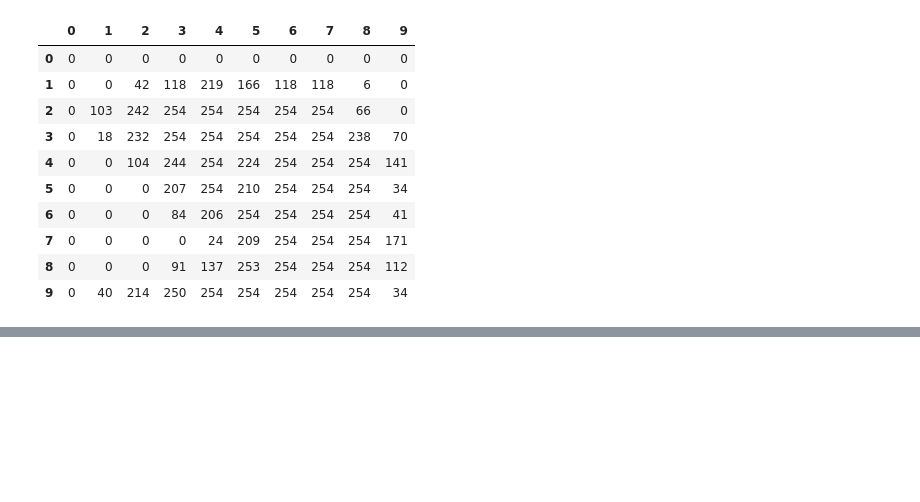
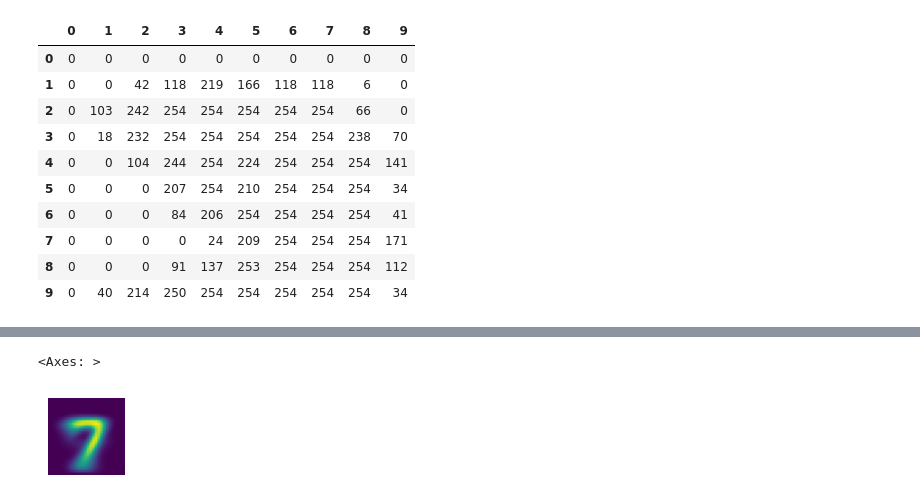
Before and after one commit to Firojpaudel/Machine-Learning-Notes, a Jupyter notebook: Practical Deep Learning For Coders/Chapter_4.ipynb, the cells around one changed output, grey strips where cells are left out. Saved outputs shown, nothing was run; the diff lists cells and outputs as text; code cells hidden in the pictures; blank space fills up the shorter version.

```diff
--- a/Practical Deep Learning For Coders/Chapter_4.ipynb
+++ b/Practical Deep Learning For Coders/Chapter_4.ipynb
@@ -130,0 +176,7 @@ df.style.set_properties(**{'font-size':'6pt'}).background_gradient('Greys')
+# %%
+#@ Doing the same for seven
+mean7 = stacked_sevens.mean(0)
+show_image(mean7)
+# %% [output]
+<Axes: >
+[figure, added]
```
Also changed, not shown: parts of 20 cells of this notebook.
